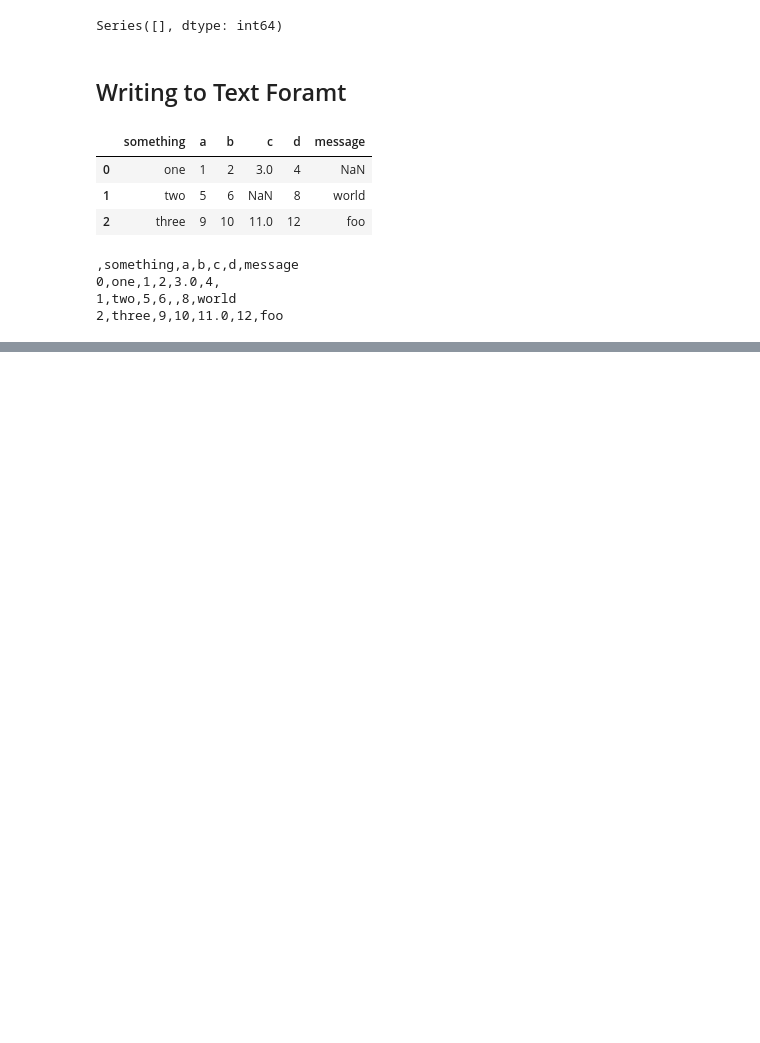
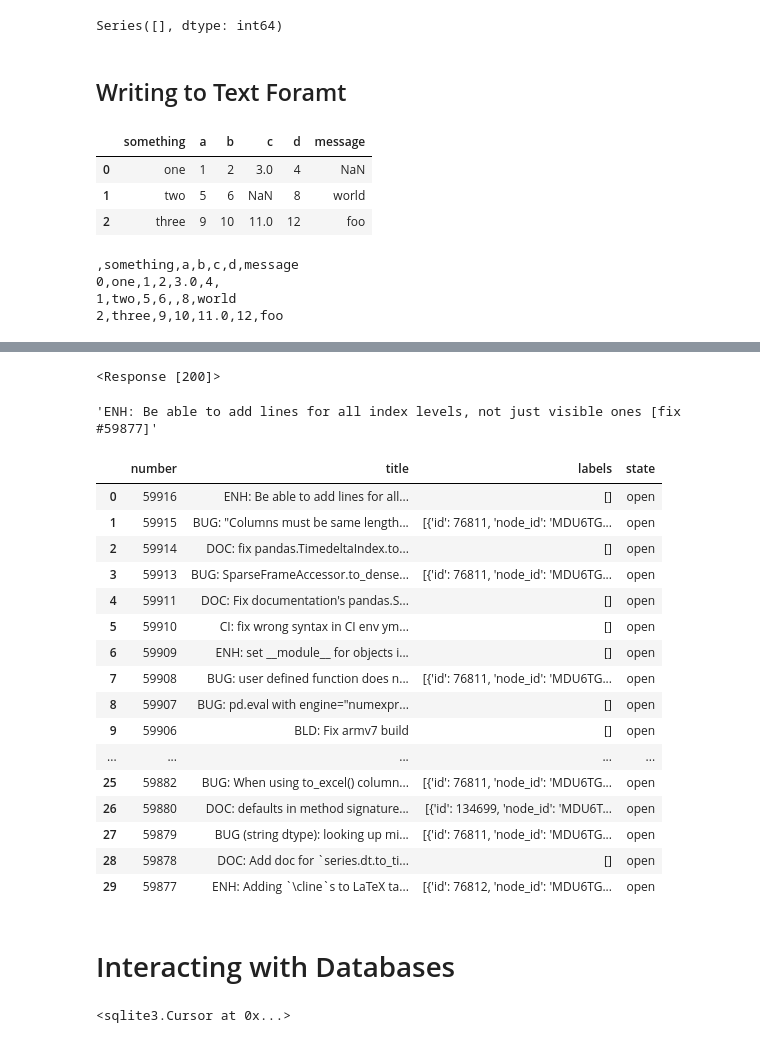
Before and after one commit to isj0/Intro-to-Data-Science, a Jupyter notebook: Pandas/Data Input Output.ipynb, the cells around one changed output, grey strips where cells are left out. Saved outputs shown, nothing was run; the diff lists cells and outputs as text; code cells hidden in the pictures; blank space fills up the shorter version.

Commit message:
updated DATA IO

```diff
--- a/Pandas/Data Input Output.ipynb
+++ b/Pandas/Data Input Output.ipynb
@@ -233,0 +430,4 @@ data.to_csv("examples/out.csv")
+# %%
+url = "https://api.github.com/repos/pandas-dev/pandas/issues"
+# %%
+resp = requests.get(url)
@@ -233,0 +436,33 @@ data.to_csv("examples/out.csv")
+# %%
+resp
+# %% [output]
+<Response [200]>
+# %%
+data = resp.json()
+# %%
+data[0]["title"]
+# %% [output]
+'ENH: Be able to add lines for all index levels, not just visible ones [fix #59877]'
+# %%
+issues = pd.DataFrame(data, columns=["number", "title", "labels", "state"])
+issues
+# %% [output]
+|  | number | title | labels | state |
+| 0 | 59916 | ENH: Be able to add lines for all... | [] | open |
+| 1 | 59915 | BUG: "Columns must be same length... | [{'id': 76811, 'node_id': 'MDU6TG... | open |
+| 2 | 59914 | DOC: fix pandas.TimedeltaIndex.to... | [] | open |
+| 3 | 59913 | BUG: SparseFrameAccessor.to_dense... | [{'id': 76811, 'node_id': 'MDU6TG... | open |
+| 4 | 59911 | DOC: Fix documentation's pandas.S... | [] | open |
+| 5 | 59910 | CI: fix wrong syntax in CI env ym... | [] | open |
+| 6 | 59909 | ENH: set __module__ for objects i... | [] | open |
+| 7 | 59908 | BUG: user defined function does n... | [{'id': 76811, 'node_id': 'MDU6TG... | open |
+| 8 | 59907 | BUG: pd.eval with engine="numexpr... | [] | open |
+| 9 | 59906 | BLD: Fix armv7 build | [] | open |
+| ... | ... | ... | ... | ... |
+| 25 | 59882 | BUG: When using to_excel() column... | [{'id': 76811, 'node_id': 'MDU6TG... | open |
+| 26 | 59880 | DOC: defaults in method signature... | [{'id': 134699, 'node_id': 'MDU6T... | open |
+| 27 | 59879 | BUG (string dtype): looking up mi... | [{'id': 76811, 'node_id': 'MDU6TG... | open |
+| 28 | 59878 | DOC: Add doc for `series.dt.to_ti... | [] | open |
+| 29 | 59877 | ENH: Adding `\cline`s to LaTeX ta... | [{'id': 76812, 'node_id': 'MDU6TG... | open |
+# %% [markdown]
+# Interacting with Databases
@@ -233,0 +479,4 @@ data.to_csv("examples/out.csv")
+# %%
+con.execute(query)
+# %% [output]
+<sqlite3.Cursor at 0x...>
```
Also changed, not shown: parts of 45 cells of this notebook, 2 other files.
